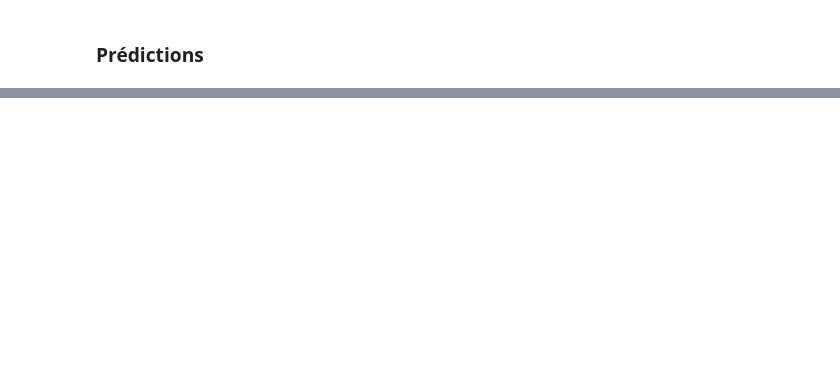
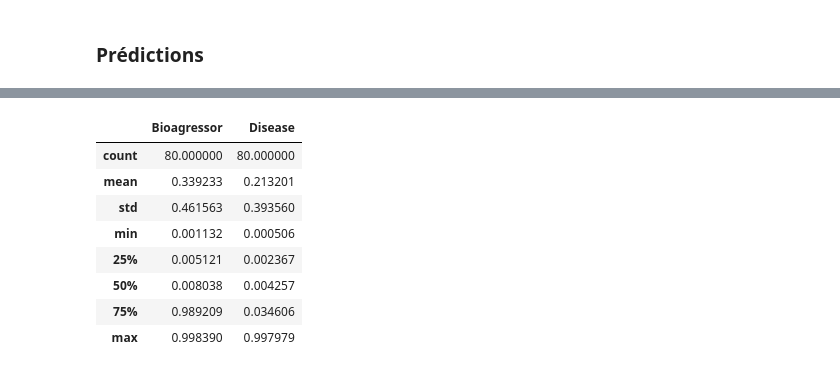
Before and after one commit to sufianj/fast-camembert, a Jupyter notebook: camembert_tuto.ipynb, the cells around one changed output, grey strips where cells are left out. Cells and saved outputs as stored; diff of their text form; code cells hidden in the pictures; blank space fills up the shorter version.

```diff
--- a/camembert_tuto.ipynb
+++ b/camembert_tuto.ipynb
@@ -272,0 +358,2 @@ predictor.predict("Favorisée par les conditions climatiques,l'activité du Carp
+# %%
+batch_predictions = predictor.predict_batch(df_val.report_text.to_list())
@@ -272,0 +373,8 @@ predictor.predict("Favorisée par les conditions climatiques,l'activité du Carp
+# %%
+#dict(batch_predictions[1]).values()
+list_y_pred = [ dict(pred) for pred in batch_predictions]
+#list_y_pred[-5:]
+# %%
+df_y_pred = pd.DataFrame(list_y_pred, columns =['bioagressor', 'disease'])
+df_y_pred = df_y_pred.rename(columns={"bioagressor": "Bioagressor", "disease": "Disease"})
+df_y_pred.tail()
@@ -272,0 +388,12 @@ predictor.predict("Favorisée par les conditions climatiques,l'activité du Carp
+# %%
+df_y_pred.describe()
+# %% [output]
+|  | Bioagressor | Disease |
+| count | 80.000000 | 80.000000 |
+| mean | 0.339233 | 0.213201 |
+| std | 0.461563 | 0.393560 |
+| min | 0.001132 | 0.000506 |
+| 25% | 0.005121 | 0.002367 |
+| 50% | 0.008038 | 0.004257 |
+| 75% | 0.989209 | 0.034606 |
+| max | 0.998390 | 0.997979 |
```
Also changed, not shown: parts of 55 cells of this notebook, 3 other files.
